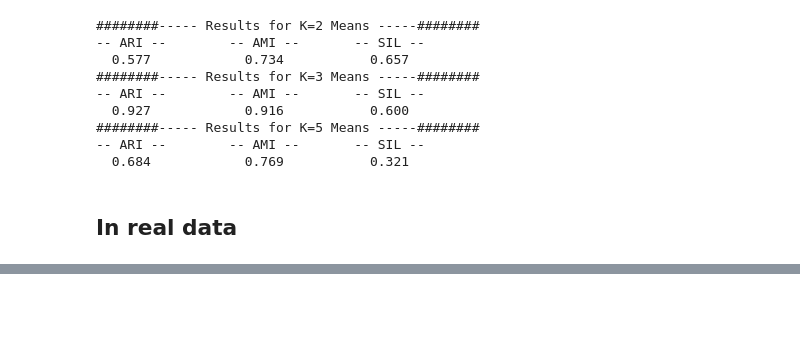
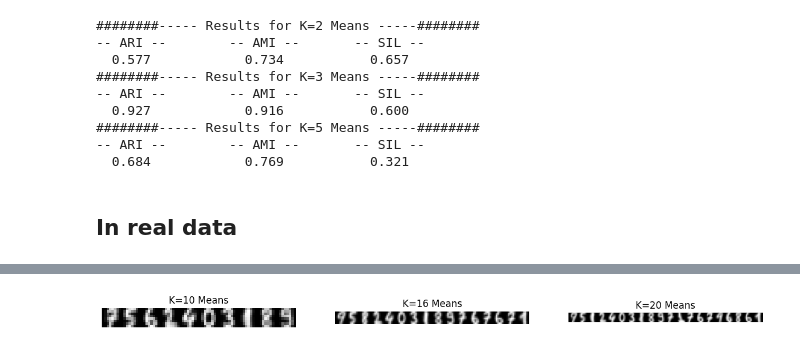
Before and after one commit to yustinbarnet/machine_learning, a Jupyter notebook: Sem_07/Clustering_Metrics.ipynb, the cells around one changed output, grey strips where cells are left out. Saved outputs shown, nothing was run; the diff lists cells and outputs as text; code cells hidden in the pictures; blank space fills up the shorter version.

```diff
--- a/Sem_07/Clustering_Metrics.ipynb
+++ b/Sem_07/Clustering_Metrics.ipynb
@@ -120,0 +126,23 @@ plt.show()
+# %%
+# Crear modelos KMeans con diferentes cantidades de clusters
+models = [KMeans(n_clusters=10, random_state=42), KMeans(n_clusters=16, random_state=42), KMeans(n_clusters=20, random_state=42)]
+names = ["K=10 Means", "K=16 Means", "K=20 Means"]
+
+# Almacenar predicciones
+predictions = {}
+
+# Ajustar y evaluar cada modelo
+for model, name in zip(models, names):
+    # Entrenar el modelo KMeans
+    model.fit(X_digits)
+    predictions[name] = model.predict(X_digits)
+
+    # Calcular métricas
+    ari = adjusted_rand_score(digits.target, predictions[name])
+    ami = adjusted_mutual_info_score(digits.target, predictions[name])
+    sil = silhouette_score(X_digits, predictions[name])
+
+    # Mostrar resultados
+    print("########----- Results for {0} -----########".format(name))
+    print("-- ARI --\t -- AMI --\t -- SIL --")
+    print("  {0:.3f}  \t   {1:.3f}  \t   {2:.3f}".format(ari, ami, sil))
@@ -120,0 +159,11 @@ plt.show()
+# %%
+# Visualización de los clusters generados
+_, axes = plt.subplots(1, 3, figsize=(15, 5))
+for model, name, ax in zip(models, names, axes):
+    centers = model.cluster_centers_.reshape(-1, 8, 8)  # Centros de los clusters como imágenes de 8x8
+    ax.imshow(np.concatenate(centers, axis=1), cmap="gray")
+    ax.set_title(name)
+    ax.axis("off")
+plt.show()
+# %% [output]
+[figure, added]
```
Also changed, not shown: parts of 3 cells of this notebook.
